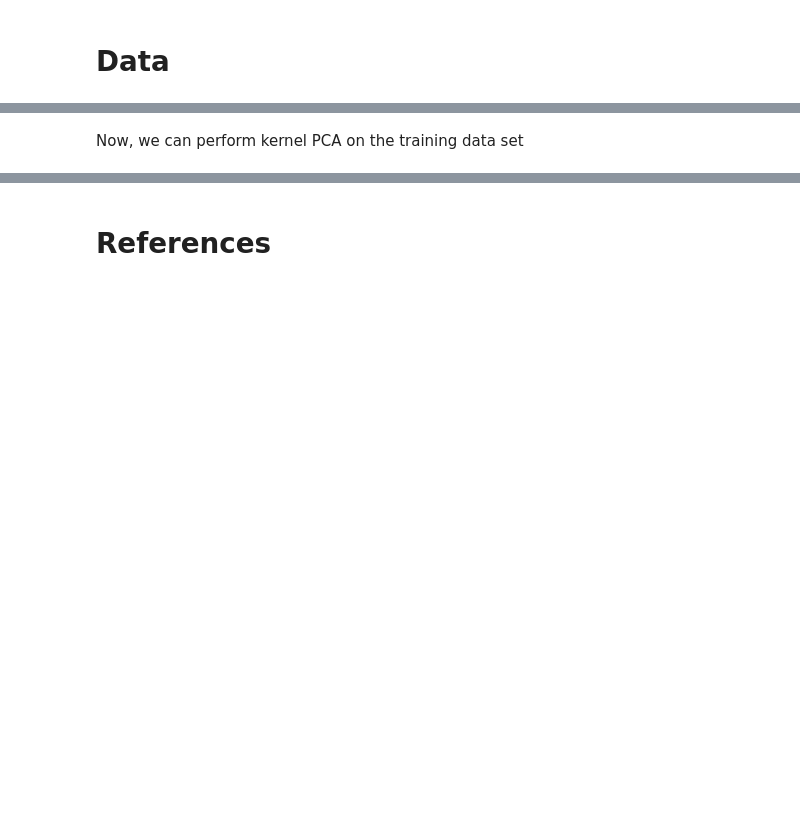
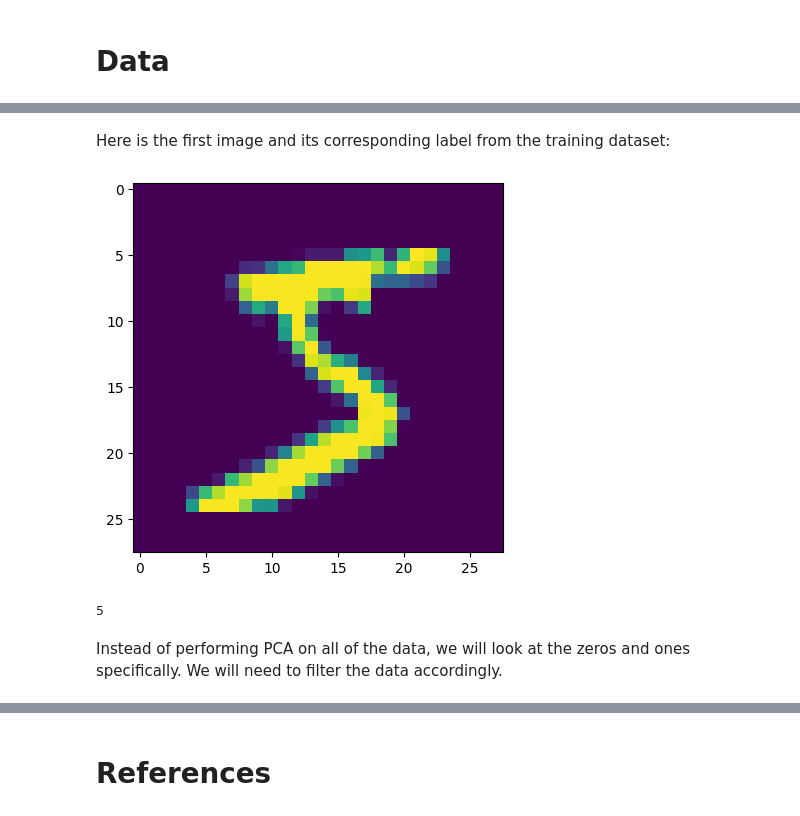
Before and after one commit to CrossWI/MATH535-Final, a Jupyter notebook: kernalPCA.ipynb, the cells around one changed output, grey strips where cells are left out. Drawn from its saved outputs; the diff is of its cells as text; code cells hidden in the pictures; blank space fills up the shorter version.

Commit message:
Add binary classifier to data

```diff
--- a/kernalPCA.ipynb
+++ b/kernalPCA.ipynb
@@ -174 +166,14 @@ Now that we have created functions for the four steps of kernel PCA, we can appl
+# %% [markdown]
+Here is the first image and its corresponding label from the training dataset:
+# %%
+plt.figure()
+plt.imshow(train_imgs[0])
+plt.show()
+
+print(train_labels[0])
+# %% [output]
+[figure, added]
+5
+# %% [markdown]
+Instead of performing PCA on all of the data, we will look at the zeros and ones specifically. We will need to filter the data accordingly.
 # %%
@@ -181,2 +182,0 @@ labels01 = train_labels[i01]
-# %% [markdown]
-Now, we can perform kernel PCA on the training data set
```
Also changed, not shown: parts of 29 cells of this notebook, 1 other file.
